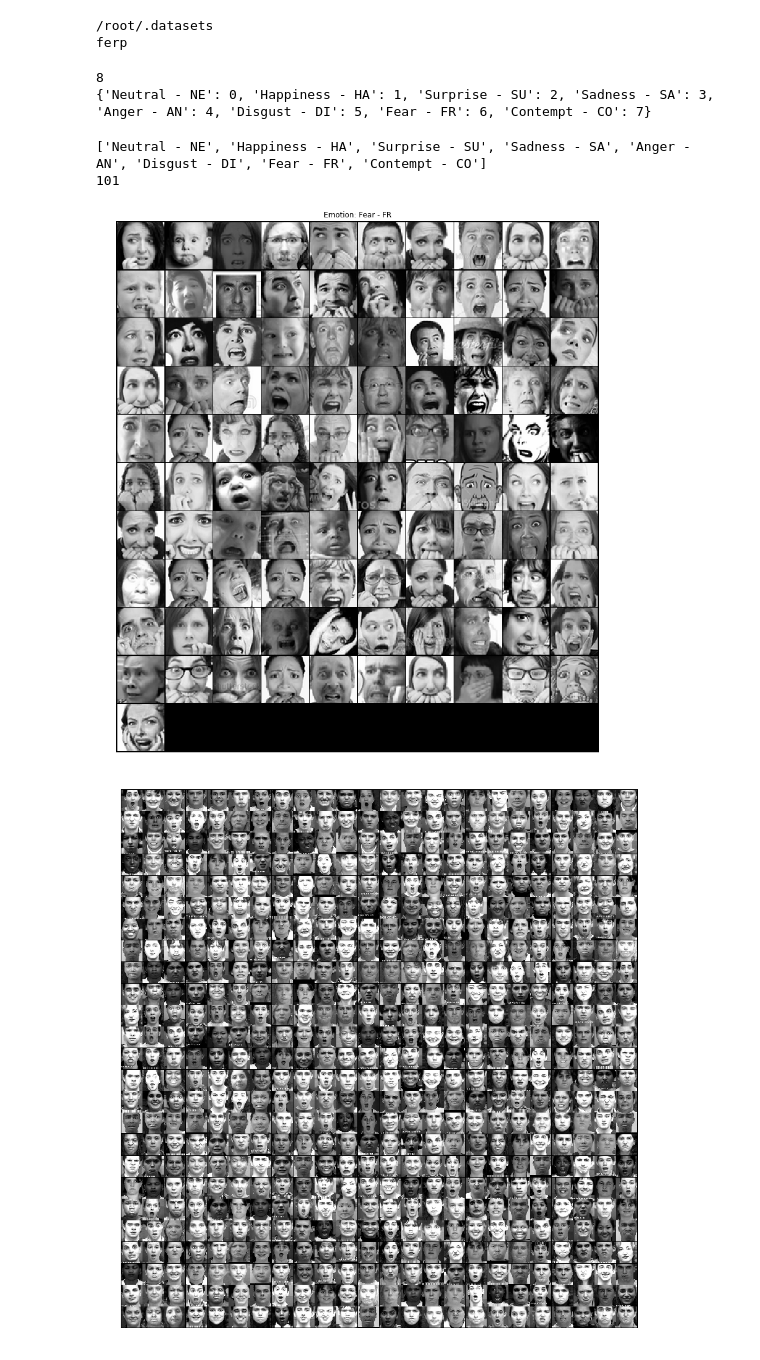
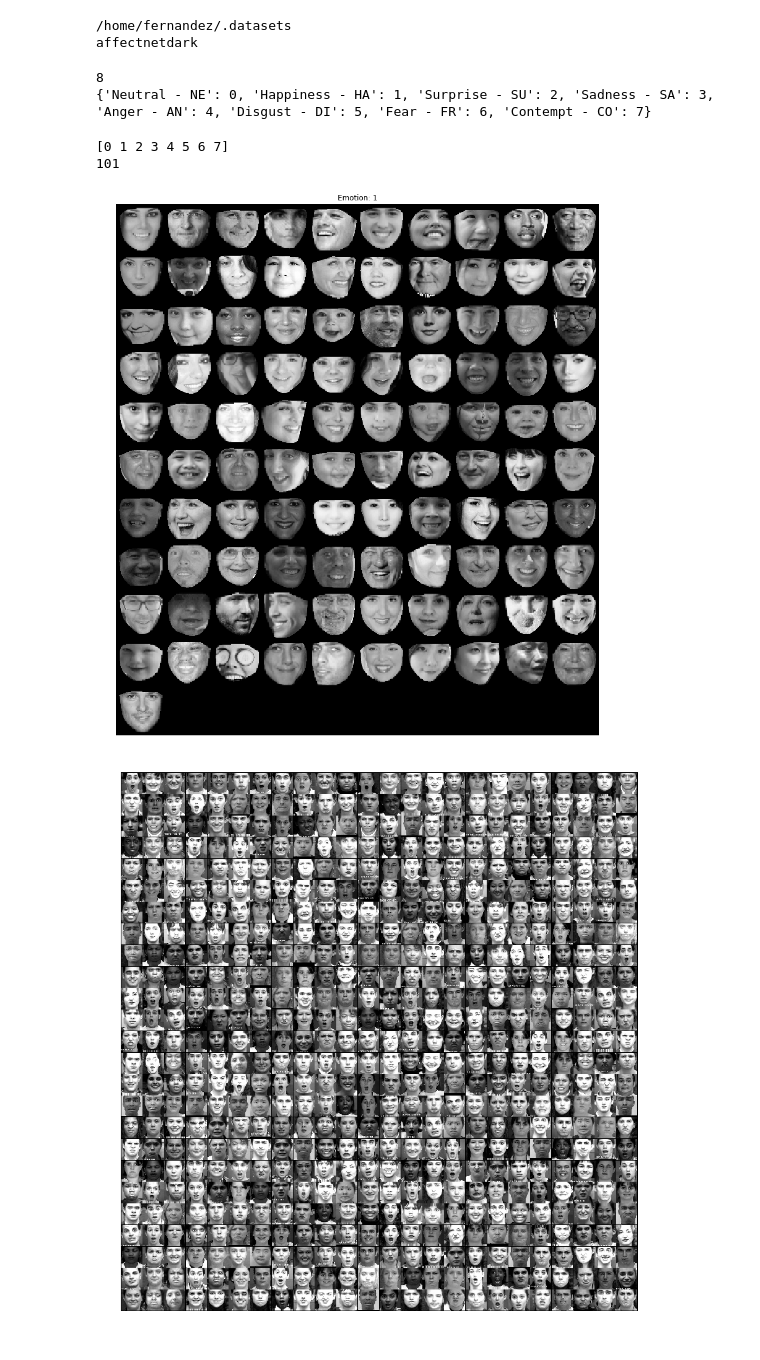
Before and after one commit to pedrodiamel/pytorch-classification, a Jupyter notebook: books/data_analysis.ipynb, the cells around one changed output. Cells and saved outputs as stored; diff of their text form; code cells hidden in the pictures.

```diff
--- a/books/data_analysis.ipynb
+++ b/books/data_analysis.ipynb
@@ -27,13 +30,13 @@ plt.ion()   # interactive mode
 # %%
 pathname = '~/.datasets'
 pathname = os.path.expanduser( pathname )
-name_dataset=FactoryDataset.ferp
+name_dataset=FactoryDataset.affectdark
 
 print(pathname)
 print(name_dataset)
 # %% [output]
-/root/.datasets
-ferp
+/home/fernandez/.datasets
+affectnetdark
 # %%
 def visualizatedataset( data, num=25, imsize=(64,64,3), padding=1 ):
     """
@@ -54,7 +57,7 @@ dataloader = Dataset(
     data=FactoryDataset.factory(
         pathname=pathname,
         name=name_dataset,
-        subset=FactoryDataset.training,
+        subset=FactoryDataset.validation,
         download=True ),
     num_channels=3,
     transform=transforms.Compose([
@@ -78,34 +81,34 @@ print( dataloader.data.class_to_idx )
 {'Neutral - NE': 0, 'Happiness - HA': 1, 'Surprise - SU': 2, 'Sadness - SA': 3, 'Anger - AN': 4, 'Disgust - DI': 5, 'Fear - FR': 6, 'Contempt - CO': 7}
 # %%
 num=100
-classes_select = 6
+classes_select = 1
 dataloader_select = []
 k=0
 labels = dataloader.labels
 imsize = 48
 
 for i in range( len(dataloader) ):
     if labels[i] != classes_select:
         continue
     dataloader_select.append(dataloader[i]); k+=1
     if k > num: break;
 
 n = len(dataloader_select)
 
 print(dataloader.data.classes)
 print(n)
 
 
 plt.figure( figsize=(16,16))
 visualizatedataset(dataloader_select, num=n, imsize=(imsize,imsize,3) )
 plt.title('Emotion: {}'.format( dataloader.data.classes[ classes_select ] ) )
 plt.axis('off')
 plt.ioff()
 plt.show()
 # %% [output]
-['Neutral - NE', 'Happiness - HA', 'Surprise - SU', 'Sadness - SA', 'Anger - AN', 'Disgust - DI', 'Fear - FR', 'Contempt - CO']
+[0 1 2 3 4 5 6 7]
 101
-[figure, old version]
+[figure, new version]
 # %%
 plt.figure( figsize=(16,16))
 view.visualizatedataset(dataloader, num=600, imsize=(imsize,imsize,3) )
```
Also changed, not shown: parts of 2 cells of this notebook, 7 other files.
